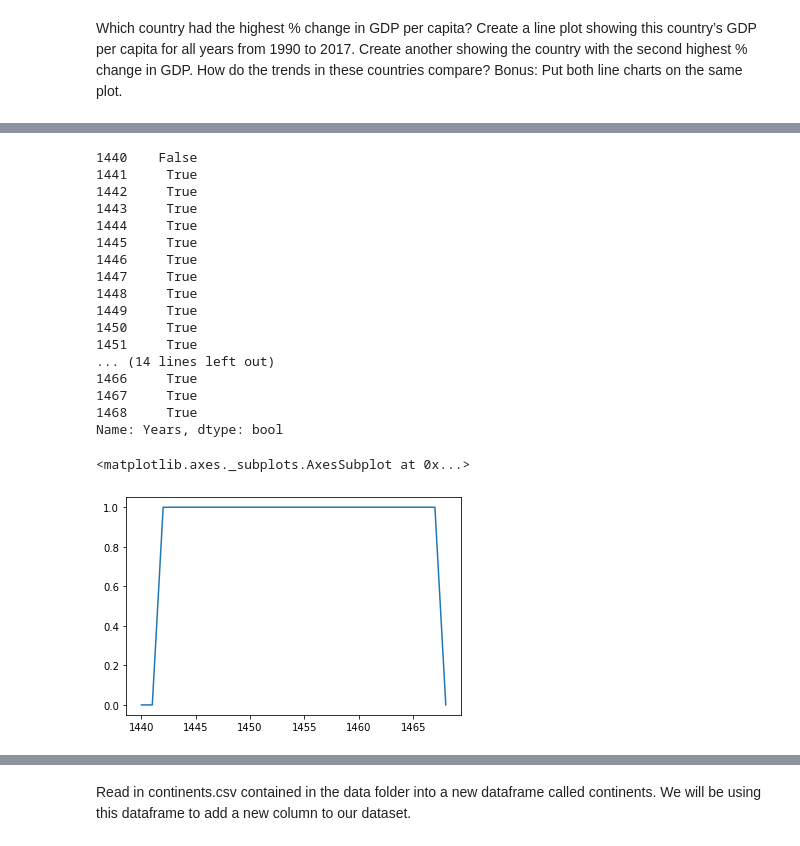
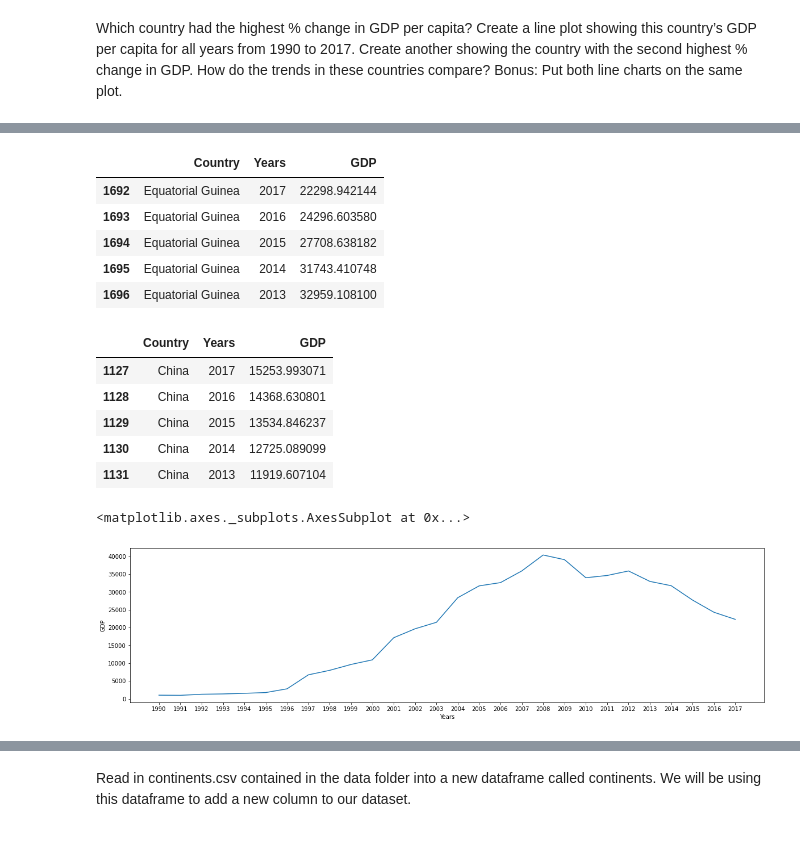
Before and after one commit to nss-data-science-cohort-4/dq1-undata-matthgray, a Jupyter notebook: un_data.ipynb, the cells around one changed output, grey strips where cells are left out. Saved outputs shown, nothing was run; the diff lists cells and outputs as text; code cells hidden in the pictures.

```diff
--- a/un_data.ipynb
+++ b/un_data.ipynb
@@ -300,25 +317,28 @@ gdp_df_eg_year = gdp_df_eg['Years'].between('1990','2017',inclusive = True)
+# %%
+#china and equatorial from 1990 to 2017
+gdp_df_eg_year = gdp_df_eg[(gdp_df_eg["Years"] >= "1990") & (gdp_df_eg["Years"] <= "2017")]
+gdp_df_cn_year = gdp_df_cn[(gdp_df_cn["Years"] >= "1990") & (gdp_df_cn["Years"] <= "2017")]
 # %%
-gdp_df_eg_year
+gdp_df_eg_year.head()
 # %% [output]
-1440    False
-1441     True
-1442     True
-1443     True
-1444     True
-1445     True
-1446     True
-1447     True
-1448     True
-1449     True
-1450     True
-1451     True
-... (14 lines left out)
-1466     True
-1467     True
-1468     True
-Name: Years, dtype: bool
+|  | Country | Years | GDP |
+| 1692 | Equatorial Guinea | 2017 | 22298.942144 |
+| 1693 | Equatorial Guinea | 2016 | 24296.603580 |
+| 1694 | Equatorial Guinea | 2015 | 27708.638182 |
+| 1695 | Equatorial Guinea | 2014 | 31743.410748 |
+| 1696 | Equatorial Guinea | 2013 | 32959.108100 |
+# %%
+gdp_df_cn_year.head()
+# %% [output]
+|  | Country | Years | GDP |
+| 1127 | China | 2017 | 15253.993071 |
+| 1128 | China | 2016 | 14368.630801 |
+| 1129 | China | 2015 | 13534.846237 |
+| 1130 | China | 2014 | 12725.089099 |
+| 1131 | China | 2013 | 11919.607104 |
 # %%
-sns.lineplot(data= gdp_df_eg_year,x = ,y=)
+plt.figure(figsize=(20,5))
+sns.lineplot(data= gdp_df_eg_year,x =gdp_df_eg_year["Years"],y=gdp_df_eg_year["GDP"])
 # %% [output]
 <matplotlib.axes._subplots.AxesSubplot at 0x...>
-[figure, old version]
+[figure, new version]
```
Also changed, not shown: parts of 21 cells of this notebook.
